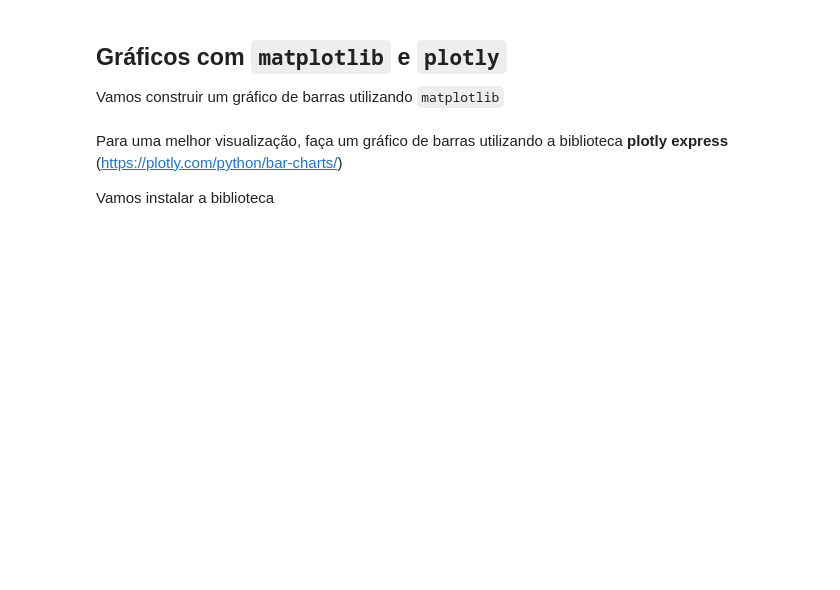
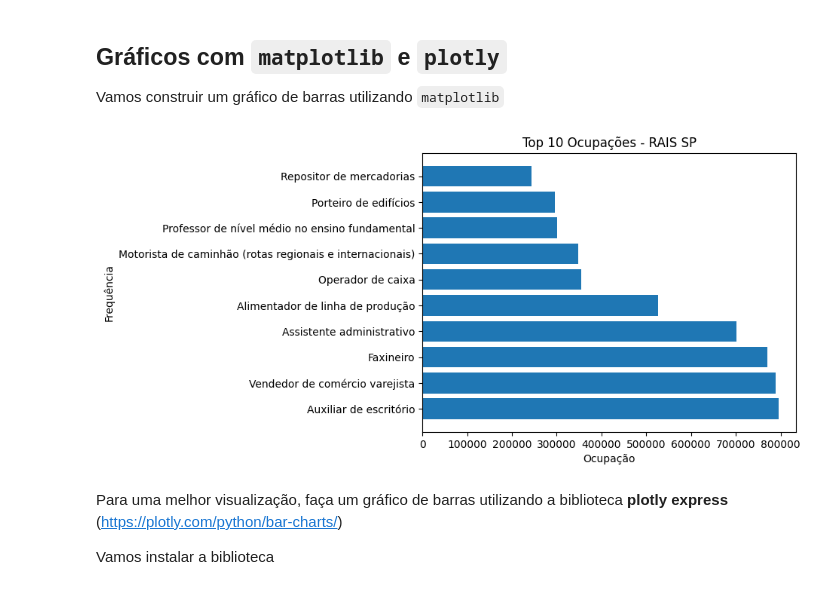
Before and after one commit to AndradeVicente/BigData-Dados-Publicos, a Jupyter notebook: Aulas/Aula-01/aula01.ipynb, the cells around one changed output. Drawn from its saved outputs; the diff is of its cells as text; code cells hidden in the pictures; blank space fills up the shorter version.

```diff
--- a/Aulas/Aula-01/aula01.ipynb
+++ b/Aulas/Aula-01/aula01.ipynb
@@ -302,5 +281,5 @@ top_10
 # %% [markdown]
 Vamos definir a coluna `'CODIGO'` como index da ocupação
 # %%
-ocupacao = # Preencha aqui!
+ocupacao = ocupacao.set_index('CODIGO').compute()
 ocupacao
@@ -307,2 +301,3 @@ ocupacao
 # %%
-type(ocupacao)
+top_10 = freq_cbo.head(10).reset_index().rename(columns={'CBO Ocupação 2002':'CODIGO'}).set_index('CODIGO')
+top_10
@@ -311,3 +316,0 @@ E Fazer um `.join()`, conectando cada registro do DataFrame `top_10` com a sua e
-# %%
-top_10 = # Preencha aqui!
-top_10
@@ -314,9 +334,19 @@ top_10
+# %%
+top_10_ocup = top_10.join(ocupacao, how='left').reset_index()
 # %% [markdown]
 ## Gráficos com `matplotlib` e `plotly`
 
 Vamos construir um gráfico de barras utilizando `matplotlib`
 # %%
-# Preencha aqui!
+
+plt.barh(top_10_ocup['TITULO'], top_10_ocup['count'])
+
+plt.xlabel("Ocupação")
+plt.ylabel("Frequência")
+plt.title("Top 10 Ocupações - RAIS SP")
+plt.show()
+# %% [output]
+[figure, added]
 # %% [markdown]
 Para uma melhor visualização, faça um gráfico de barras utilizando a biblioteca **plotly express** (https://plotly.com/python/bar-charts/)
 
```
Also changed, not shown: parts of 26 cells of this notebook, 1 other file.
